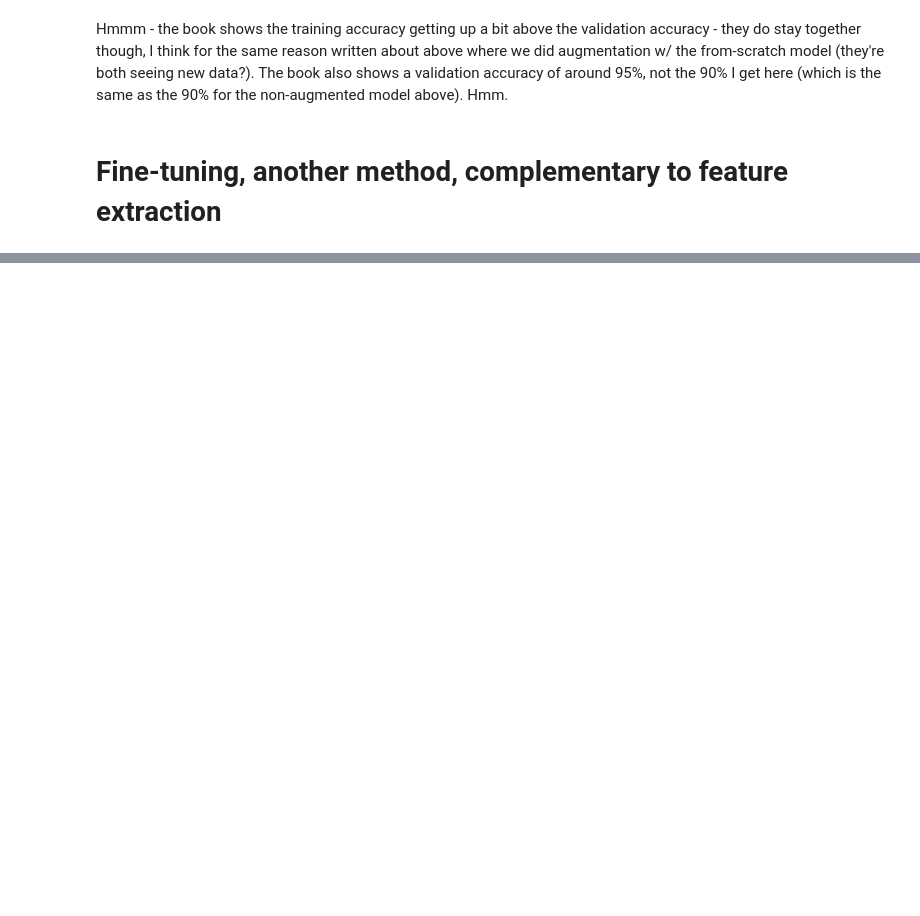
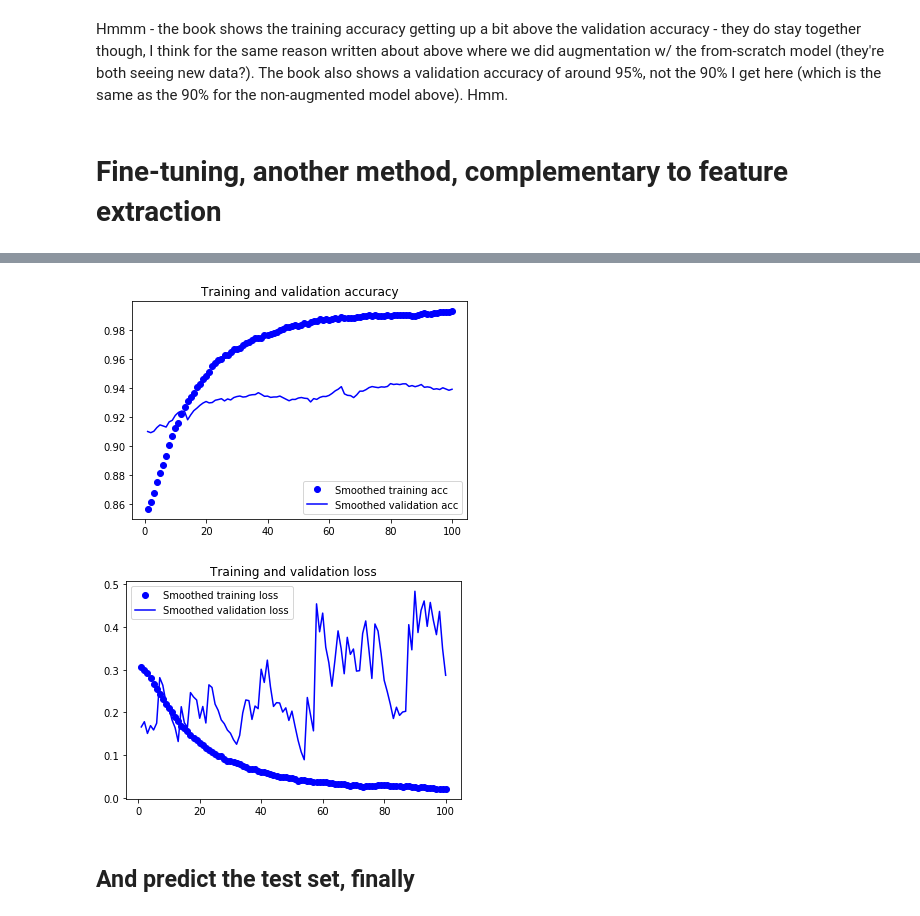
Before and after one commit to aenfield/DeepLearningWithPython, a Jupyter notebook: Conv.ipynb, the cells around one changed output, grey strips where cells are left out. Cells and saved outputs as stored; diff of their text form; code cells hidden in the pictures; blank space fills up the shorter version.

```diff
--- a/Conv.ipynb
+++ b/Conv.ipynb
@@ -699,0 +838,44 @@ Hmmm - the book shows the training accuracy getting up a bit above the validatio
+# %%
+def smooth_curve(points, factor=0.8):
+    """Per the book, this is an 'exponential moving average'."""
+    smoothed_points = []
+    for point in points:
+        if smoothed_points:
+            previous = smoothed_points[-1]
+            smoothed_points.append(previous * factor + point * (1 - factor))
+        else:
+            smoothed_points.append(point)
+    return smoothed_points
+
+def output_plots(history, smoothed=False):
+    acc = history.history['acc']
+    val_acc = history.history['val_acc']
+    loss = history.history['loss']
+    val_loss = history.history['val_loss']
+    epochs = range(1, len(acc) + 1)
+
+    if smoothed:
+        plt.plot(epochs, smooth_curve(acc), 'bo', label='Smoothed training acc')
+        plt.plot(epochs, smooth_curve(val_acc), 'b', label='Smoothed validation acc')
+    else:
+        plt.plot(epochs, acc, 'bo', label='Training acc')
+        plt.plot(epochs, val_acc, 'b', label='Validation acc')
+    plt.title('Training and validation accuracy')
+    plt.legend()
+
+    plt.figure()
+    if smoothed:
+        plt.plot(epochs, smooth_curve(loss), 'bo', label='Smoothed training loss')
+        plt.plot(epochs, smooth_curve(val_loss), 'b', label='Smoothed validation loss')
+    else:
+        plt.plot(epochs, loss, 'bo', label='Training loss')
+        plt.plot(epochs, val_loss, 'b', label='Validation loss')
+    plt.title('Training and validation loss')
+    plt.legend()
+# %%
+output_plots(history, smoothed=True)
+# %% [output]
+[figure, added]
+[figure, added]
+# %% [markdown]
+## And predict the test set, finally
```
Also changed, not shown: parts of 20 cells of this notebook.
